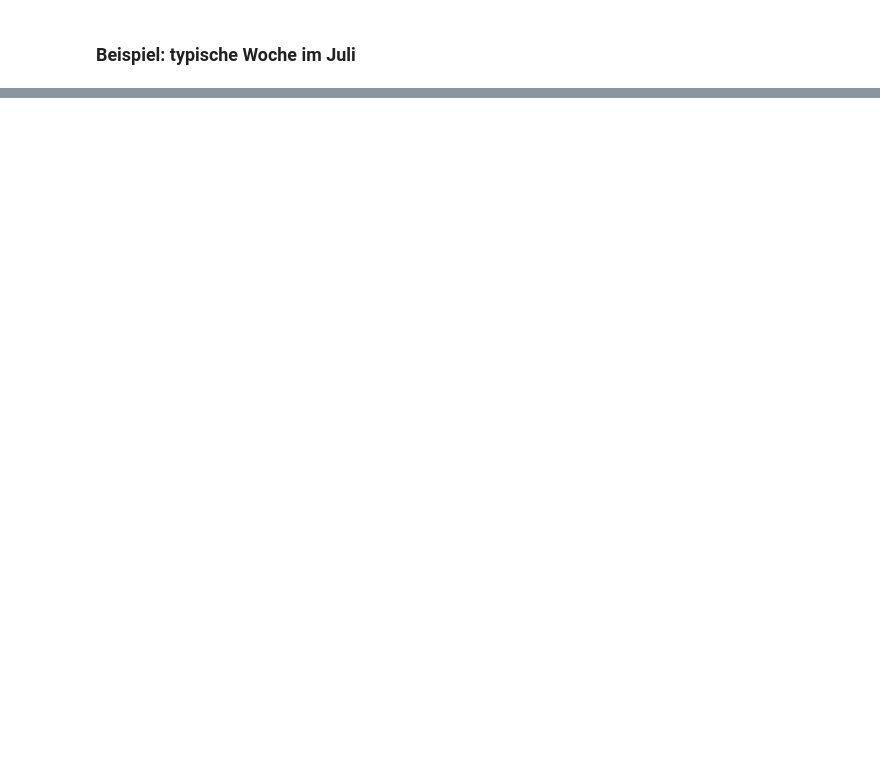
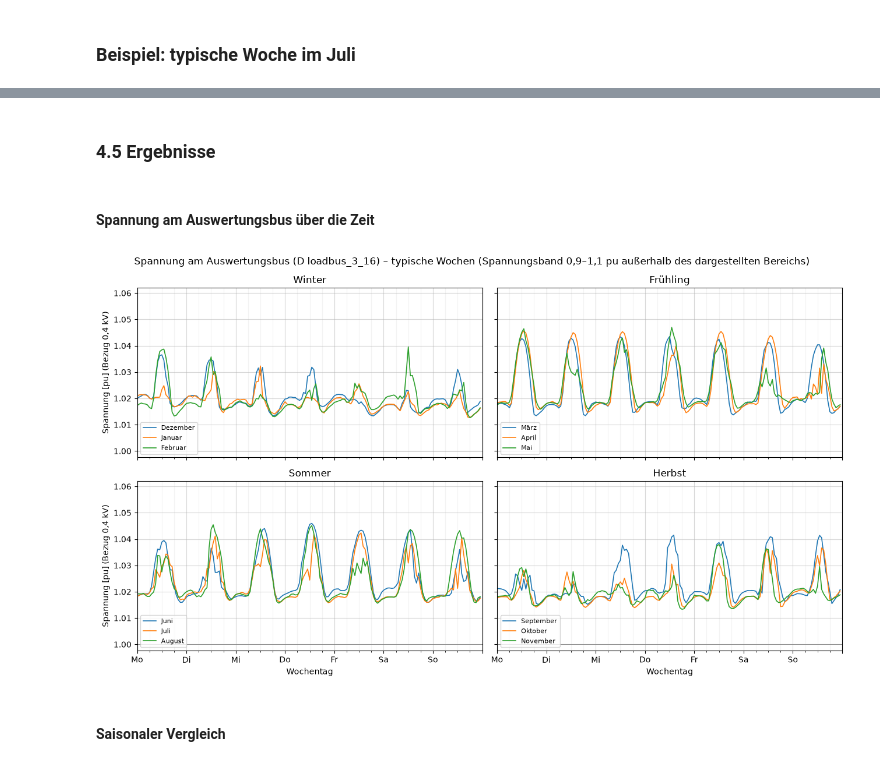
Before and after one commit to RoyalKnighter/SmartGrids, a Jupyter notebook: task2/Task2.ipynb, the cells around one changed output, grey strips where cells are left out. Cells and saved outputs as stored; diff of their text form; code cells hidden in the pictures; blank space fills up the shorter version.

```diff
--- a/task2/Task2.ipynb
+++ b/task2/Task2.ipynb
@@ -497,0 +744,5 @@ plt.show()
+# %%
+RES = sim.run_simulation(NET, IDX, HOUSEHOLDS, PV, TS, tap_pos=0)
+print("Alle Zeitschritte konvergiert." if RES["converged"].all()
+      else f"Nicht konvergiert: {(~RES['converged']).sum()} Zeitschritte")
+RES.head()
@@ -497,0 +759,12 @@ plt.show()
+# %% [markdown]
+### 4.5 Ergebnisse
+# %% [markdown]
+#### Spannung am Auswertungsbus über die Zeit
+# %%
+sim.plot_voltage_seasons(RES, column="vm_eval_pu",
+                         title=f"Spannung am Auswertungsbus ({NET.bus.at[IDX['eval_bus'], 'name']})")
+plt.show()
+# %% [output]
+[figure, added]
+# %% [markdown]
+#### Saisonaler Vergleich
```
Also changed, not shown: parts of 63 cells of this notebook, 2 other files.
